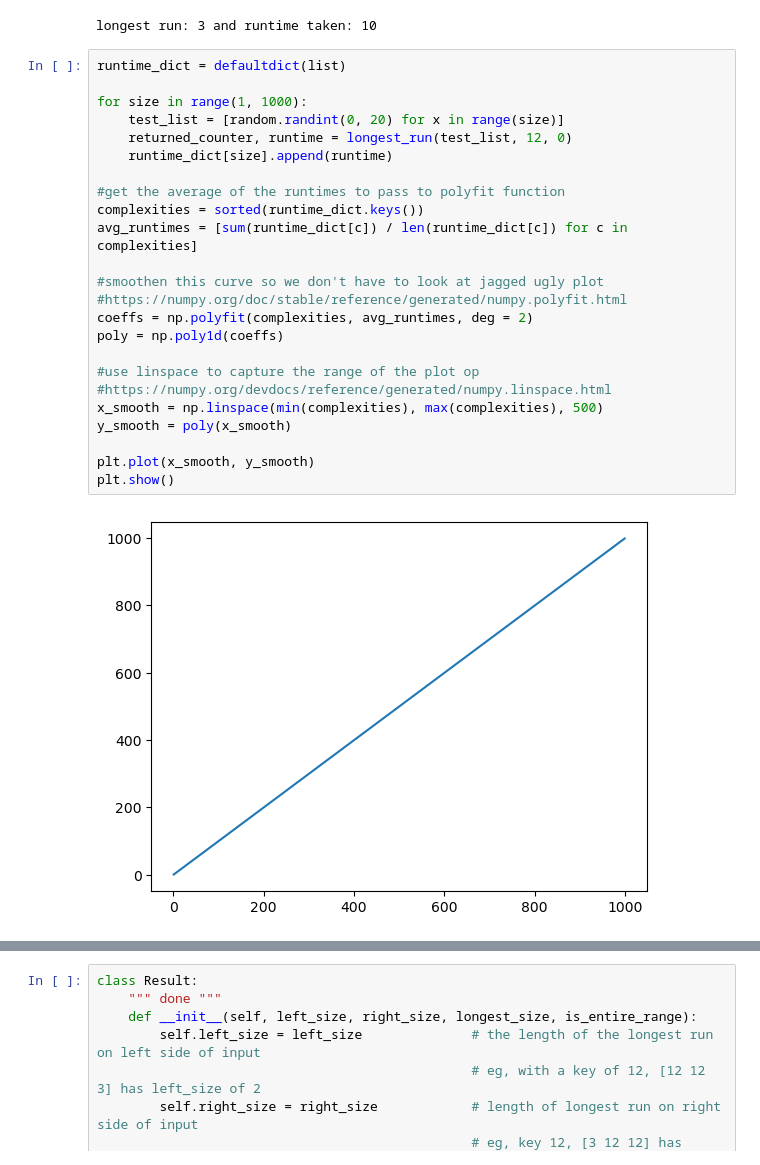
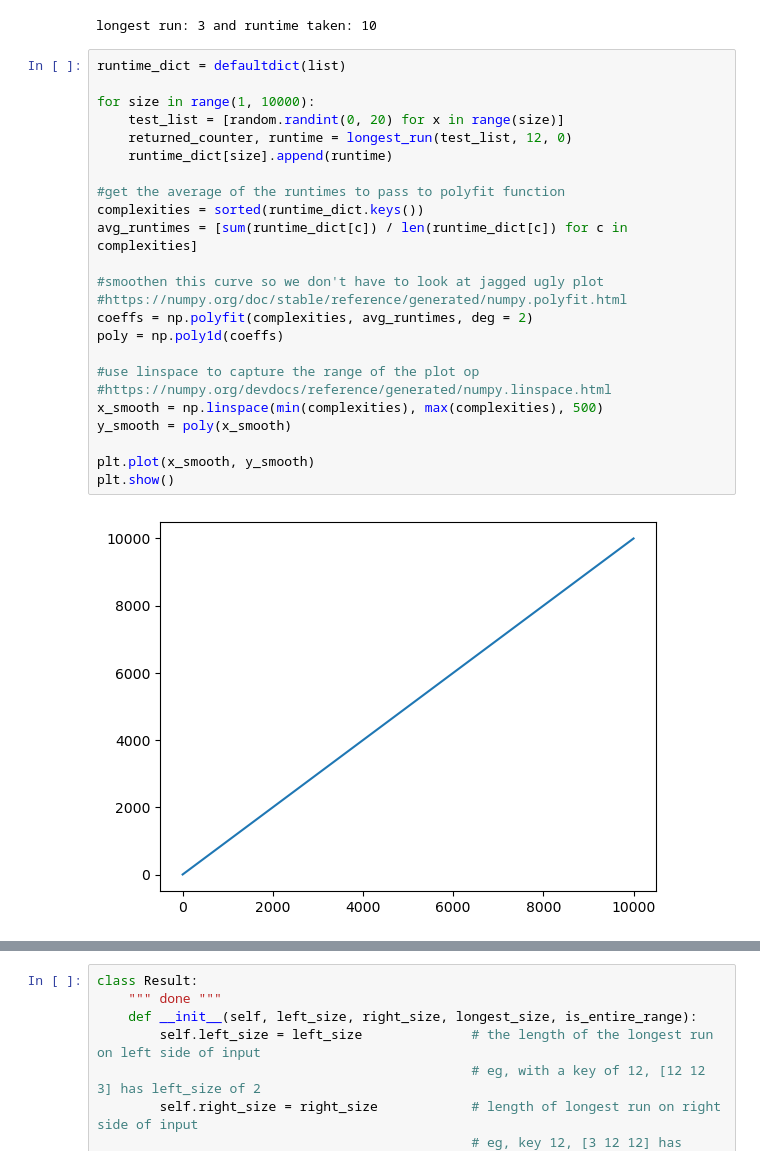
Before and after one commit to tulane-cmps6610-fall-2025/problem-set-01-arturoAltamirano, a Jupyter notebook: testingSolutions.ipynb, the cells around one changed output, grey strips where cells are left out. Saved outputs shown, nothing was run; the diff lists cells and outputs as text.

```diff
--- a/testingSolutions.ipynb
+++ b/testingSolutions.ipynb
@@ -142,29 +142,29 @@ longest run: 3 and runtime taken: 10
 # %%
 runtime_dict = defaultdict(list)
 
-for size in range(1, 1000):
+for size in range(1, 10000):
     test_list = [random.randint(0, 20) for x in range(size)]
     returned_counter, runtime = longest_run(test_list, 12, 0)
     runtime_dict[size].append(runtime)
 
 #get the average of the runtimes to pass to polyfit function
 complexities = sorted(runtime_dict.keys())
 avg_runtimes = [sum(runtime_dict[c]) / len(runtime_dict[c]) for c in complexities]
 
 #smoothen this curve so we don't have to look at jagged ugly plot
 #https://numpy.org/doc/stable/reference/generated/numpy.polyfit.html
 coeffs = np.polyfit(complexities, avg_runtimes, deg = 2)
 poly = np.poly1d(coeffs)
 
 #use linspace to capture the range of the plot op
 #https://numpy.org/devdocs/reference/generated/numpy.linspace.html
 x_smooth = np.linspace(min(complexities), max(complexities), 500)
 y_smooth = poly(x_smooth)
 
 plt.plot(x_smooth, y_smooth)
 plt.show()
 # %% [output]
-[figure, old version]
+[figure, new version]
 # %%
 #plot the acquired data onto our already generated complexities graph
 ax = complexity_fig.axes[0]
```
Also changed, not shown: parts of 5 cells of this notebook.
